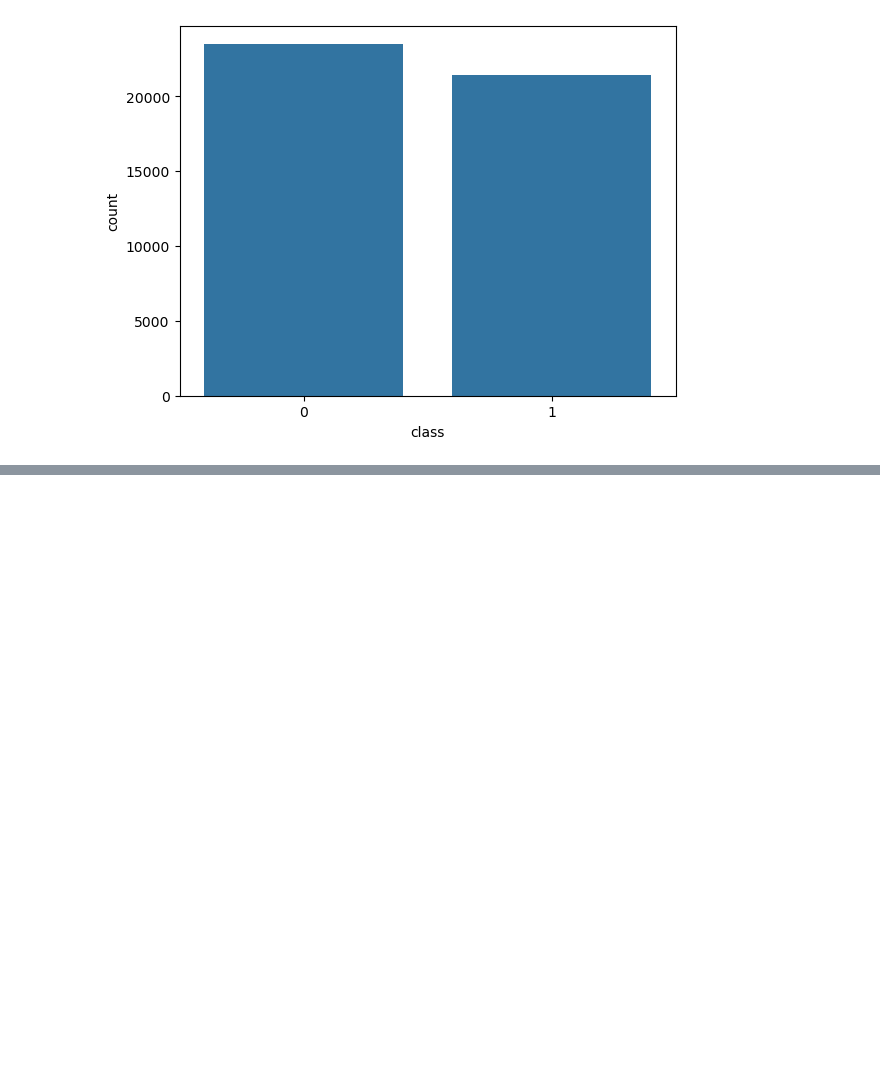
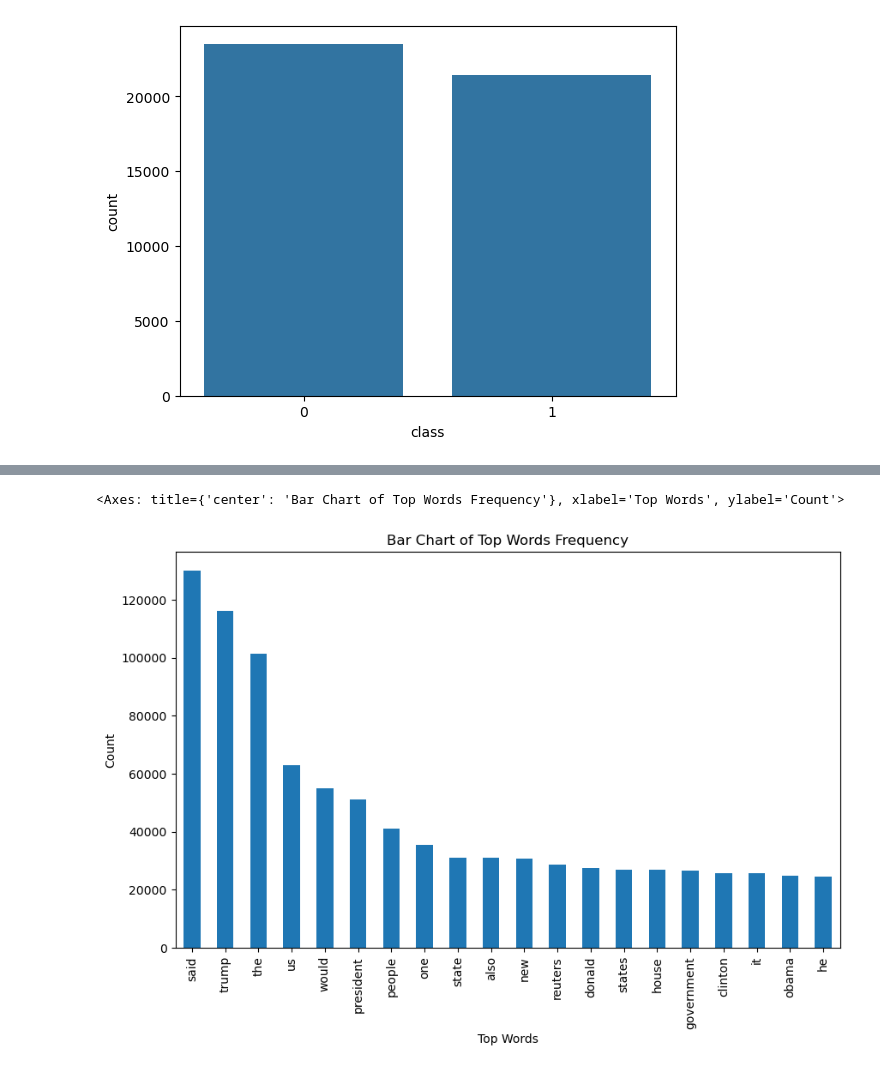
Before and after one commit to hossein-rahmati/Fake_news_prediction, a Jupyter notebook: Project/Fake_News_Detection.ipynb, the cells around one changed output, grey strips where cells are left out. Drawn from its saved outputs; the diff is of its cells as text; code cells hidden in the pictures; blank space fills up the shorter version.

```diff
--- a/Project/Fake_News_Detection.ipynb
+++ b/Project/Fake_News_Detection.ipynb
@@ -58,0 +130,27 @@ sb.countplot(data=dataset, x="class", order=dataset["class"].value_counts().inde
+# %%
+from sklearn.feature_extraction.text import CountVectorizer
+
+
+def get_top_n_words(corpus, n=None):
+    vec = CountVectorizer().fit(corpus)
+    bag_of_words = vec.transform(corpus)
+    sum_words = bag_of_words.sum(axis=0)
+    words_freq = [(word, sum_words[0, idx]) for word, idx in vec.vocabulary_.items()]
+    words_freq = sorted(words_freq, key=lambda x: x[1], reverse=True)
+
+    return words_freq[:n]
+
+
+common_words = get_top_n_words(dataset["text"], 20)
+df1 = pd.DataFrame(common_words, columns=["Review", "count"])
+
+df1.groupby("Review").sum()["count"].sort_values(ascending=False).plot(
+    kind="bar",
+    figsize=(10, 6),
+    xlabel="Top Words",
+    ylabel="Count",
+    title="Bar Chart of Top Words Frequency",
+)
+# %% [output]
+<Axes: title={'center': 'Bar Chart of Top Words Frequency'}, xlabel='Top Words', ylabel='Count'>
+[figure, added]
```
Also changed, not shown: parts of 10 cells of this notebook.
